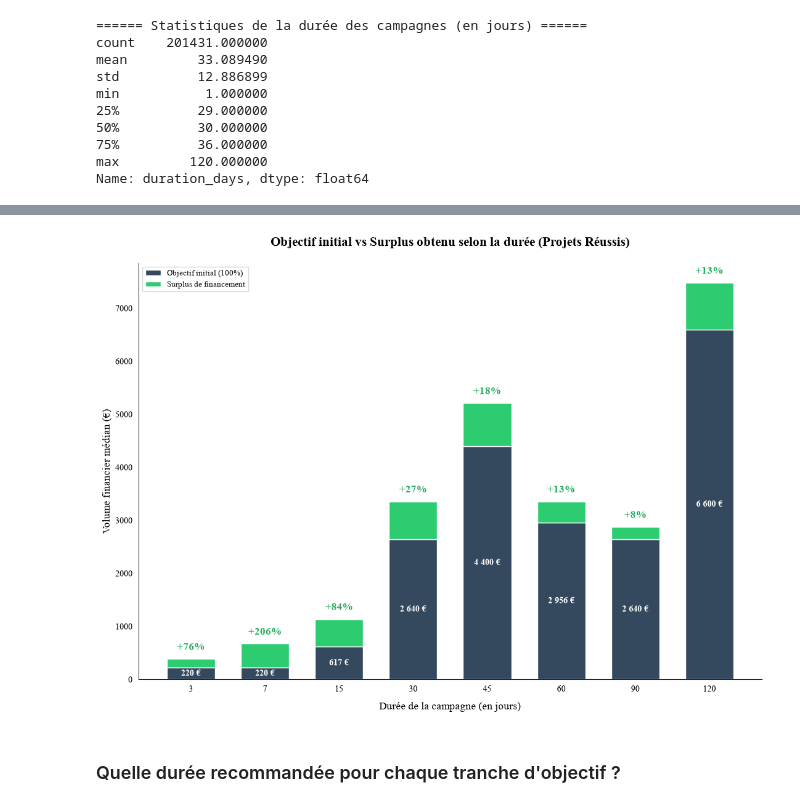
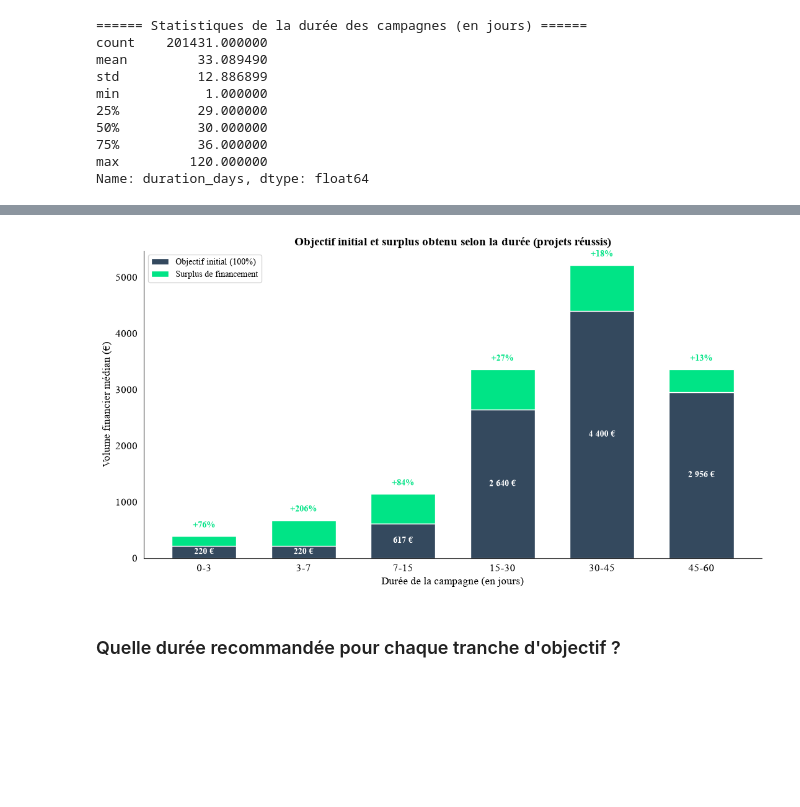
Before and after one commit to lbrdmariama/memoire-2026, a Jupyter notebook: code/analyse-exploratoire.ipynb, the cells around one changed output, grey strips where cells are left out. Saved outputs shown, nothing was run; the diff lists cells and outputs as text; code cells hidden in the pictures; blank space fills up the shorter version.

```diff
--- a/code/analyse-exploratoire.ipynb
+++ b/code/analyse-exploratoire.ipynb
@@ -19,13 +19,13 @@ sns.set_style("white")
 plt.rcParams.update({
     'font.family': 'Times New Roman',
 
-    'axes.titlesize': 12,
+    'axes.titlesize': 14,
     'axes.titleweight': 'bold',
-    'axes.labelsize': 10,
-    'xtick.labelsize': 10,
-    'ytick.labelsize': 10,
-    'legend.fontsize': 9,
-    'font.size': 10,
+    'axes.labelsize': 12,
+    'xtick.labelsize': 12,
+    'ytick.labelsize': 12,
+    'legend.fontsize': 10,
+    'font.size': 12,
     # Couleurs par défaut
 
     'text.color': '#000000',
@@ -812,85 +793,72 @@ Passing `palette` without assigning `hue` is deprecated and will be removed in v
 # %%
-import pandas as pd
-import matplotlib.pyplot as plt
-import seaborn as sns
+filtered_duration = df_completed[df_completed['duration_days'] <= 60].copy()
 
-# 1. Préparation des données (Projets réussis uniquement)
-df_success = kickstarter_df[kickstarter_df['state'] == 'successful'].copy()
+df_success = filtered_duration[filtered_duration['state'] == 'successful'].copy()
 
-bins_duration = [0, 3, 7, 15, 30, 45, 60, 90, 120]
-labels_duration = ['3', '7', '15', '30', '45', '60', '90', '120']
+bins_duration = [0, 3, 7, 15, 30, 45, 60]
+labels_duration = ['0-3', '3-7', '7-15', '15-30', '30-45', '45-60']
+
 df_success['duration_category'] = pd.cut(df_success['duration_days'], bins=bins_duration, labels=labels_duration)
 
-# 2. Agrégation : Objectif médian et Pourcentage de financement médian
 agg_success = df_success.groupby('duration_category', observed=False).agg(
     median_goal=('goal_eur', 'median'),
     median_funded=('percent_funded', 'median')
 ).reset_index()
 
-# 3. Calculs pour le graphique empilé
-# Le surplus en % (Financement total - 100% de l'objectif)
 agg_success['surplus_pct'] = agg_success['median_funded'] - 100
-# Conversion du surplus % en euros pour définir la hauteur de la barre supérieure
 agg_success['surplus_eur'] = agg_success['median_goal'] * (agg_success['surplus_pct'] / 100)
 
-# 4. Création de la figure
-plt.figure(figsize=(11, 8))
+plt.figure(figsize=(11, 6))
 
-# --- Tracé de la base (L'objectif à 100%) ---
 plt.bar(
     agg_success['duration_category'],
     agg_success['median_goal'],
-    color='#34495e', # Gris/Bleu foncé
+    color='#34495e',
     label="Objectif initial (100%)",
     width=0.65
 )
 
-# --- Tracé du surplus (Empilé au-dessus de la base) ---
 plt.bar(
     agg_success['duration_category'],
     agg_success['surplus_eur'],
-    bottom=agg_success['median_goal'], # C'est ici qu'on empile !
-    color='#2ecc71', # Vert pour symboliser la surperformance
+    bottom=agg_success['median_goal'],
+    color='#00e486',
     label="Surplus de financement",
     width=0.65
 )
 
-# 5. Ajout des annotations de texte
 for i in range(len(agg_success)):
     goal = agg_success['median_goal'].iloc[i]
     surplus_eur = agg_success['surplus_eur'].iloc[i]
     surplus_pct = agg_success['surplus_pct'].iloc[i]
     total_height = goal + surplus_eur
 
     if pd.notnull(goal) and goal > 0:
-        # Texte dans la barre de base : Le montant en euros
         plt.annotate(
             f"{int(goal):,} €".replace(',', ' '),
-            (i, goal / 2), # Centré verticalement dans la barre du bas
+            (i, goal / 2),
             ha='center', va='center',
             fontsize=10, fontweight='bold', color='white'
         )
 
-        # Texte au-dessus de la barre de surplus : Le +X%
         plt.annotate(
             f"+{int(surplus_pct)}%",
             (i, total_height),
             xytext=(0, 8), textcoords='offset points',
             ha='center', va='bottom',
-            fontsize=12, fontweight='bold', color='#27ae60'
+            fontsize=10, fontweight='bold', color='#00e486'
         )
 
-# 6. Personnalisation esthétique
-plt.title("Objectif initial vs Surplus obtenu selon la durée (Projets Réussis)", fontsize=15, fontweight='bold', pad=20)
-plt.xlabel("Durée de la campagne (en jours)", fontsize=12, labelpad=10)
-plt.ylabel("Volume financier médian (€)", fontsize=12)
+plt.title("Objectif initial et surplus obtenu selon la durée (projets réussis)")
+plt.xlabel("Durée de la campagne (en jours)")
+plt.ylabel("Volume financier médian (€)")
 
 sns.despine()
 plt.legend(loc='upper left')
 plt.tight_layout()
 plt.show()
 # %% [output]
-[figure, old version]
+[figure, new version]
 # %% [markdown]
 ### Quelle durée recommandée pour chaque tranche d'objectif ?
 # %%
```
Also changed, not shown: parts of 37 cells of this notebook, 1 other file.
